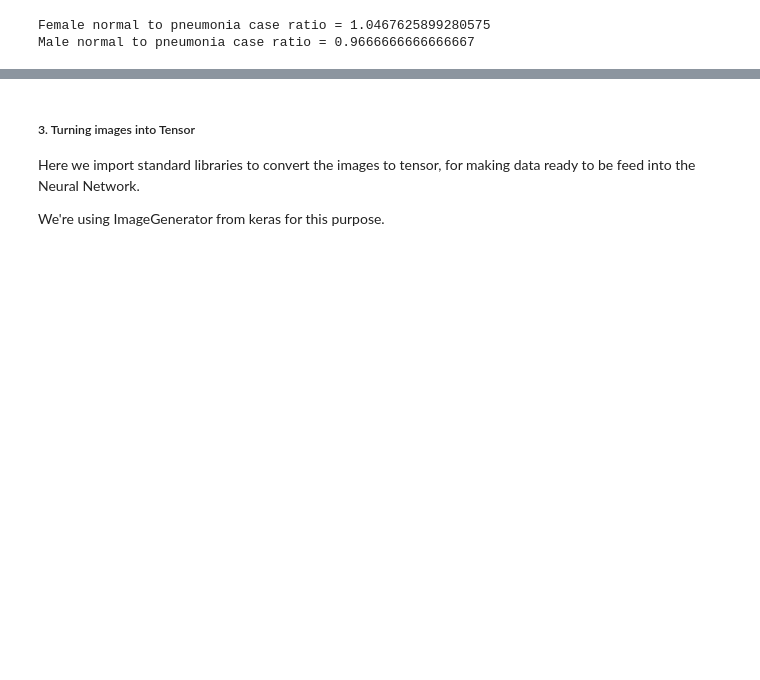
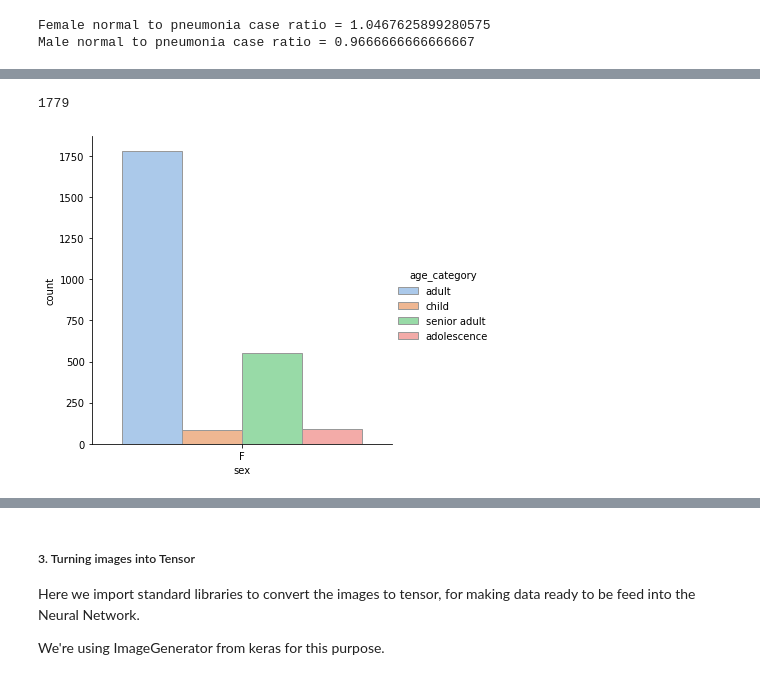
Before and after one commit to Mattobad/Pneumonia-Detection-Deep-Learning, a Jupyter notebook: End_to_End_Pneumonia_detection.ipynb, the cells around one changed output, grey strips where cells are left out. Saved outputs shown, nothing was run; the diff lists cells and outputs as text; code cells hidden in the pictures; blank space fills up the shorter version.

```diff
--- a/End_to_End_Pneumonia_detection.ipynb
+++ b/End_to_End_Pneumonia_detection.ipynb
@@ -451,0 +572,23 @@ Here, normal to pneumonia case ratio is higher for male compared to female. This
+# %%
+bool_test = (patient_df['sex'] == 'F')  & (patient_df['Target']==1) &(patient_df['age_category']=='adult')
+
+len(patient_df.loc[bool_test,['age_category','Target','sex']])
+# %% [output]
+1779
+# %%
+bool_female_p = (patient_df['sex'] == 'F')  & (patient_df['Target']==1)
+bool_female_n = (patient_df['sex'] == 'F')  & (patient_df['Target']==0)
+bool_male_p = (patient_df['sex'] == 'M')  & (patient_df['Target']==1)
+bool_male_n = (patient_df['sex'] == 'M')  & (patient_df['Target']==0)
+
+female_p =patient_df.loc[bool_female_p,['age_category','Target','sex']]
+female_n =patient_df.loc[bool_female_n,['age_category','Target','sex']]
+male_p =patient_df.loc[bool_male_p,['age_category','Target','sex']]
+male_n =patient_df.loc[bool_male_n,['age_category','Target','sex']]
+# %%
+sns.catplot(x='sex',hue='age_category',kind='count',
+            palette='pastel',edgecolor='0.6',data=female_p)
+
+plt.show()
+# %% [output]
+[figure, added]
```
Also changed, not shown: parts of 21 cells of this notebook.
